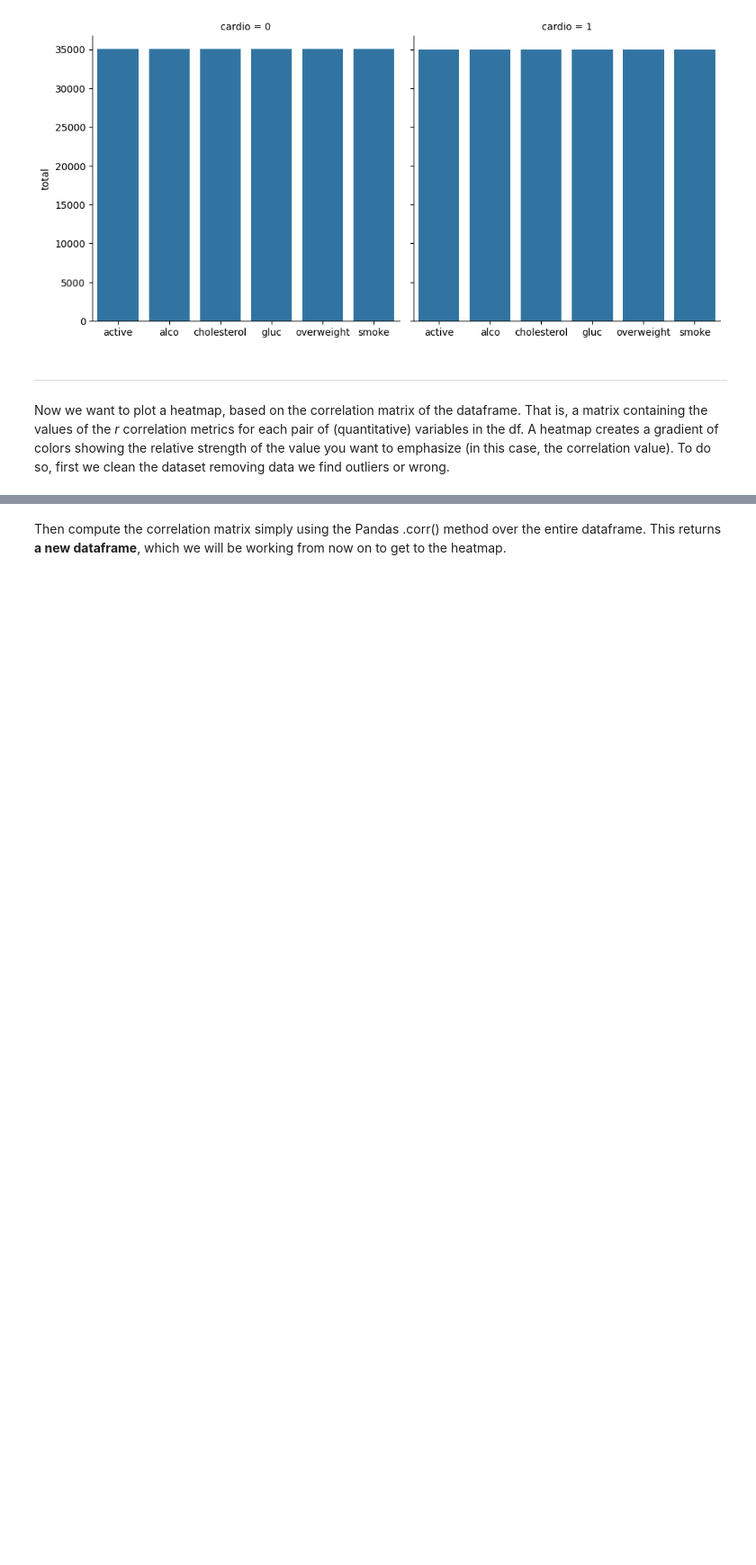
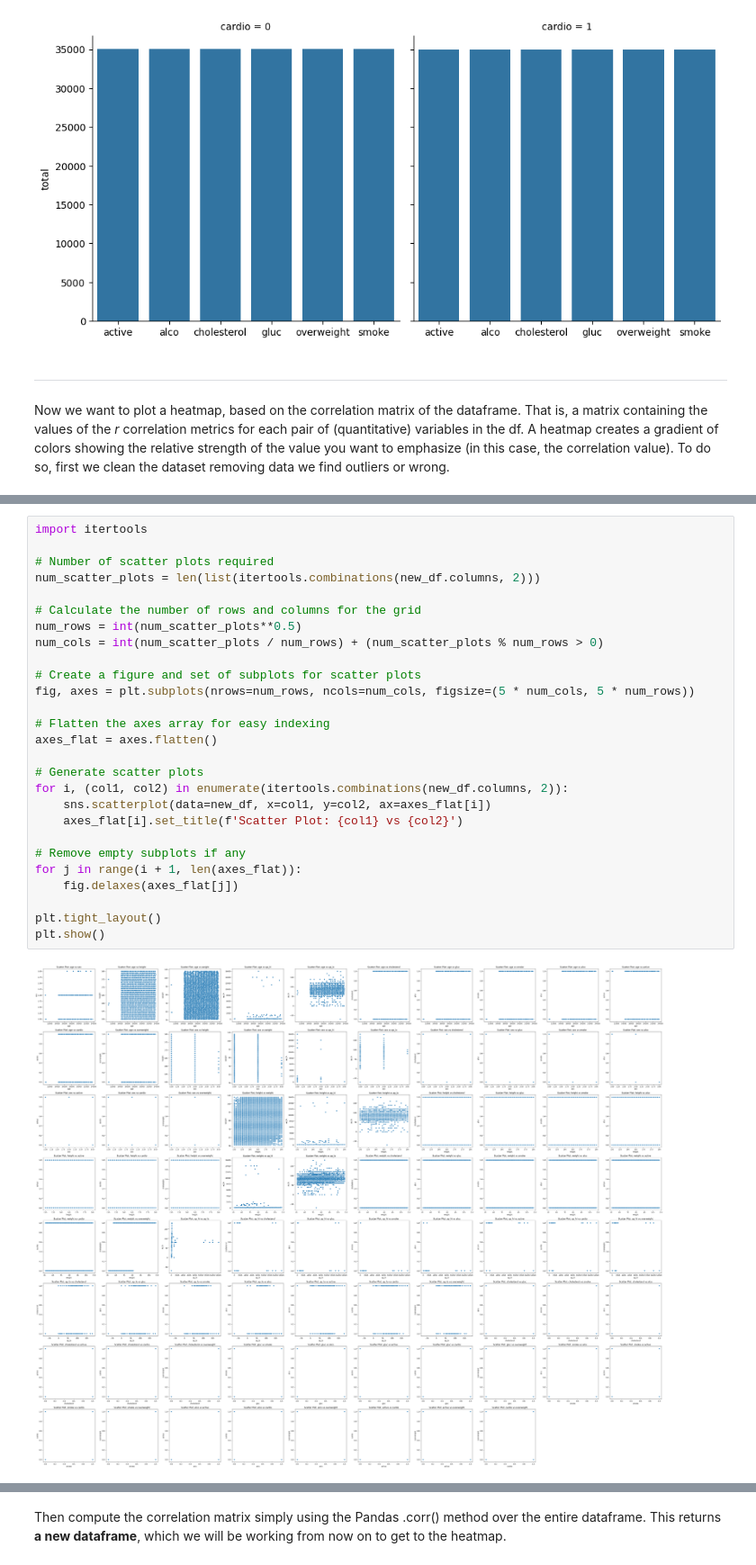
Before and after one commit to MatteGiordano/Notebooks, a Jupyter notebook: ipynb/medical_data_visualizer.ipynb, the cells around one changed output, grey strips where cells are left out. Shown at 90% size. Drawn from its saved outputs; the diff is of its cells as text; blank space fills up the shorter version.

```diff
--- a/ipynb/medical_data_visualizer.ipynb
+++ b/ipynb/medical_data_visualizer.ipynb
@@ -117,0 +117,29 @@ new_df
+# %%
+import itertools
+
+# Number of scatter plots required
+num_scatter_plots = len(list(itertools.combinations(new_df.columns, 2)))
+
+# Calculate the number of rows and columns for the grid
+num_rows = int(num_scatter_plots**0.5)
+num_cols = int(num_scatter_plots / num_rows) + (num_scatter_plots % num_rows > 0)
+
+# Create a figure and set of subplots for scatter plots
+fig, axes = plt.subplots(nrows=num_rows, ncols=num_cols, figsize=(5 * num_cols, 5 * num_rows))
+
+# Flatten the axes array for easy indexing
+axes_flat = axes.flatten()
+
+# Generate scatter plots
+for i, (col1, col2) in enumerate(itertools.combinations(new_df.columns, 2)):
+    sns.scatterplot(data=new_df, x=col1, y=col2, ax=axes_flat[i])
+    axes_flat[i].set_title(f'Scatter Plot: {col1} vs {col2}')
+
+# Remove empty subplots if any
+for j in range(i + 1, len(axes_flat)):
+    fig.delaxes(axes_flat[j])
+
+plt.tight_layout()
+plt.show()
+# %% [output]
+[figure, added]
```
Also changed, not shown: parts of 5 cells of this notebook, 10 other files.
